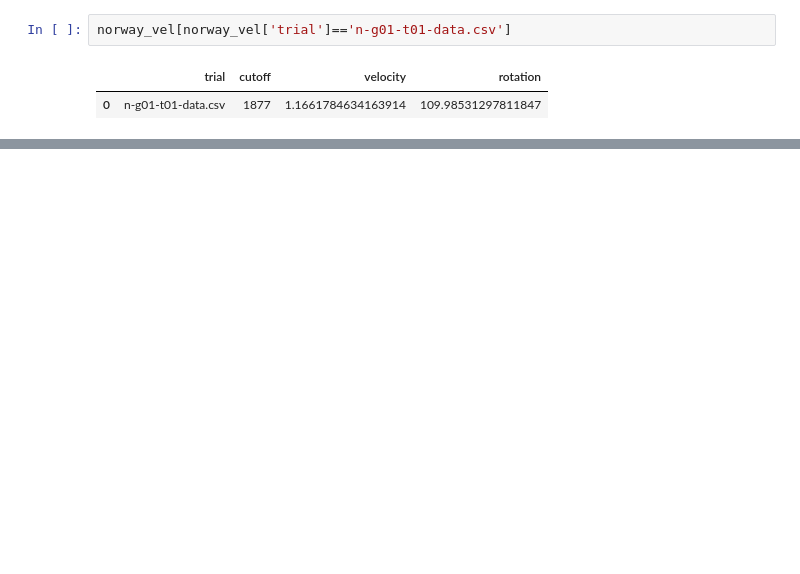
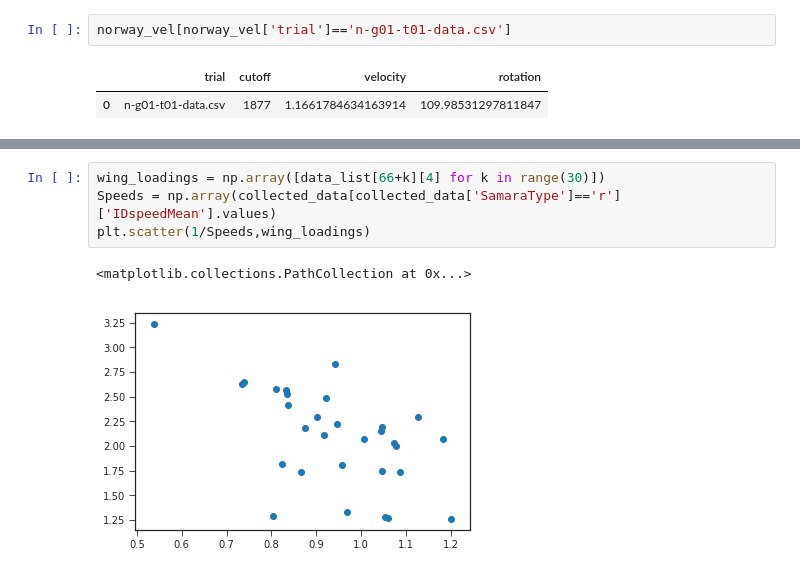
Before and after one commit to RossDynamics/team-samara, a Jupyter notebook: AllDataViz.ipynb, the cells around one changed output, grey strips where cells are left out. Drawn from its saved outputs; the diff is of its cells as text; blank space fills up the shorter version.

```diff
--- a/AllDataViz.ipynb
+++ b/AllDataViz.ipynb
@@ -604,0 +639,7 @@ ValueError: could not convert string to float: 'Length (mm)'
+# %%
+wing_loadings = np.array([data_list[66+k][4] for k in range(30)])
+Speeds = np.array(collected_data[collected_data['SamaraType']=='r']['IDspeedMean'].values)
+plt.scatter(1/Speeds,wing_loadings)
+# %% [output]
+<matplotlib.collections.PathCollection at 0x...>
+[figure, added]
```
Also changed, not shown: parts of 4 cells of this notebook, 23 other files.
